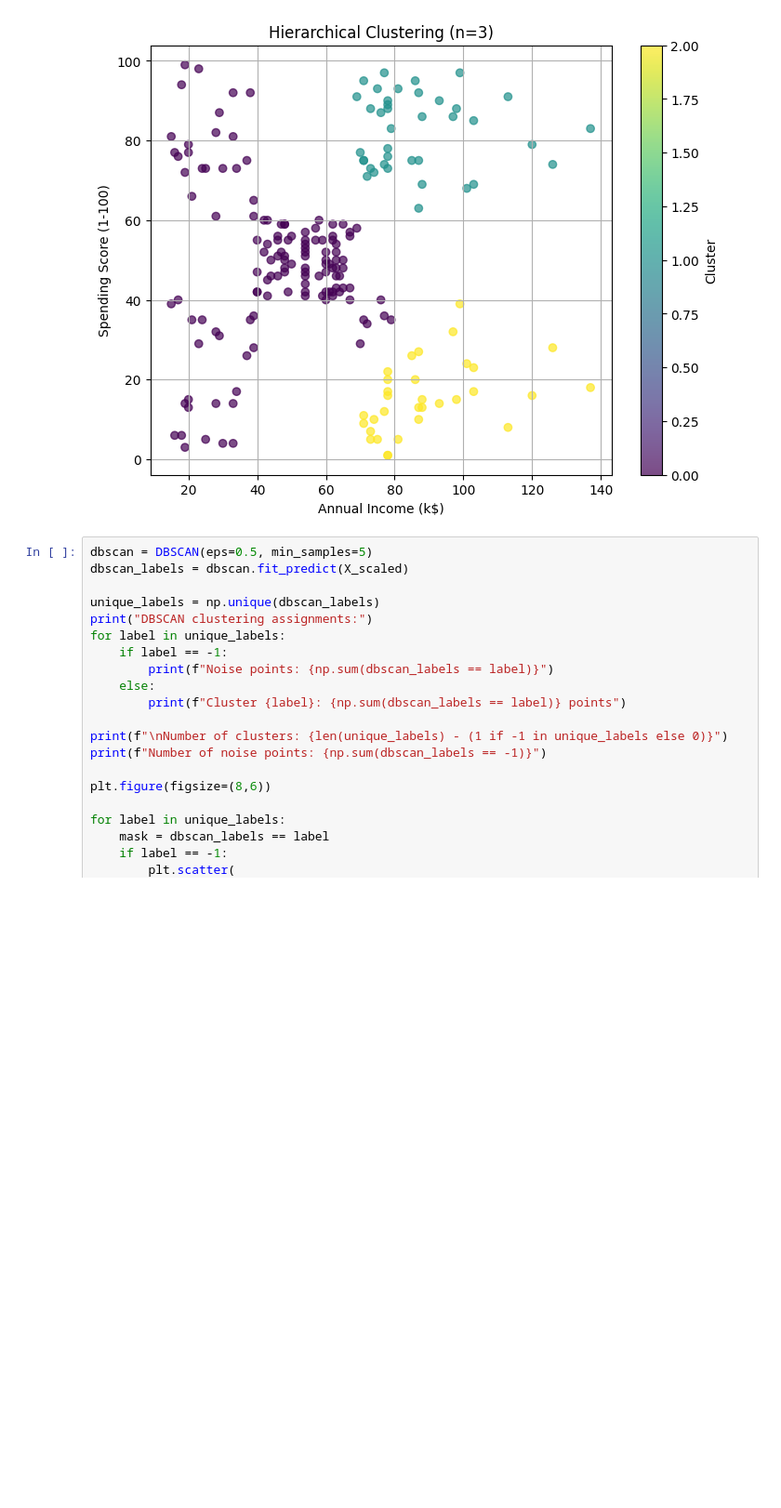
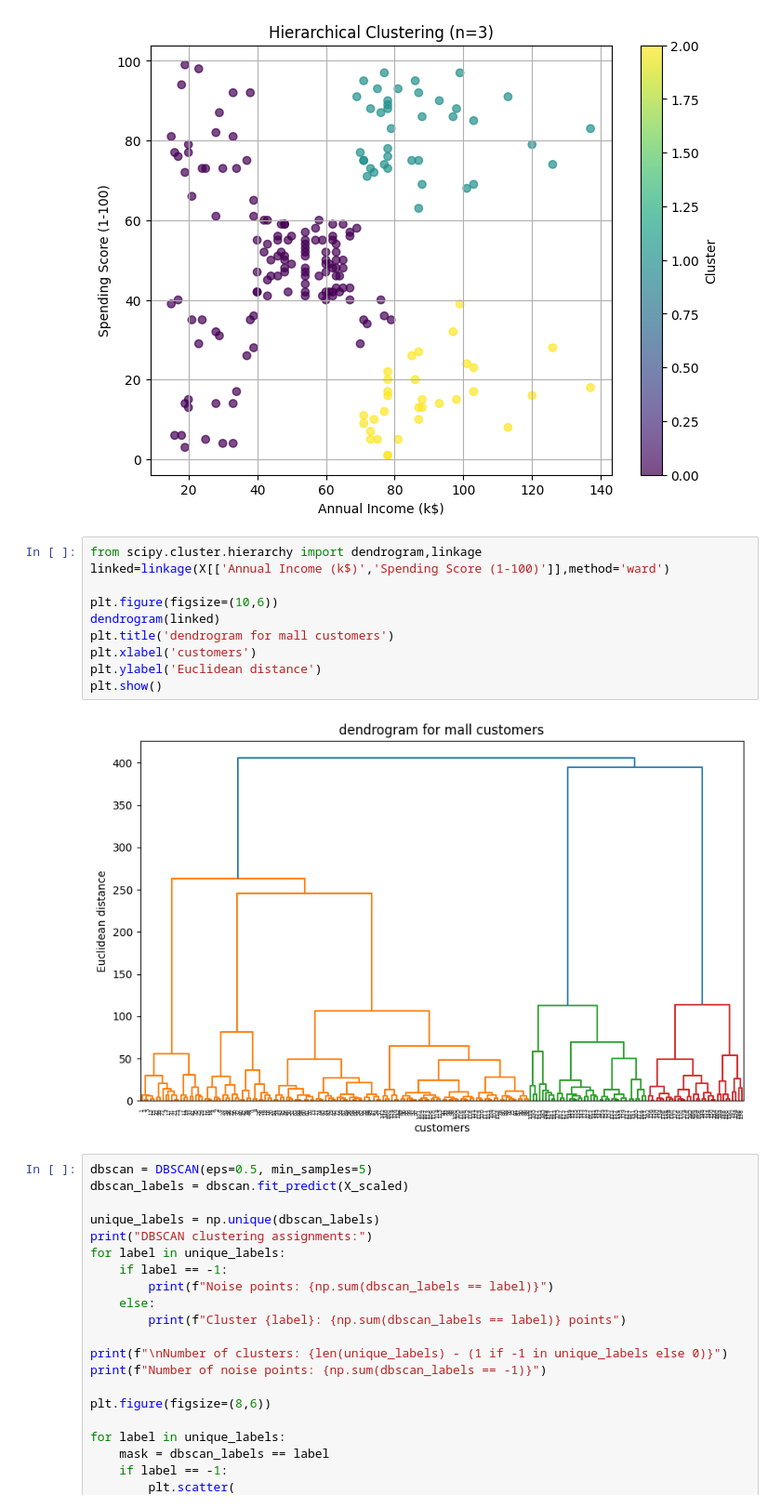
Before and after one commit to DS605-2025-FOML/clustering-using-scikit-learn-ddeep01, a Jupyter notebook: 202518050_lab06.ipynb, the cells around one changed output. Shown at 93% size. Cells and saved outputs as stored; diff of their text form; blank space fills up the shorter version.

```diff
--- a/202518050_lab06.ipynb
+++ b/202518050_lab06.ipynb
@@ -148,6 +148,18 @@ plt.show()
 Hierarchical clustering assignments:
 [129  39  32]
 [figure]
+# %%
+from scipy.cluster.hierarchy import dendrogram,linkage
+linked=linkage(X[['Annual Income (k$)','Spending Score (1-100)']],method='ward')
+
+plt.figure(figsize=(10,6))
+dendrogram(linked)
+plt.title('dendrogram for mall customers')
+plt.xlabel('customers')
+plt.ylabel('Euclidean distance')
+plt.show()
+# %% [output]
+[figure, added]
 # %%
 dbscan = DBSCAN(eps=0.5, min_samples=5)
 dbscan_labels = dbscan.fit_predict(X_scaled)
```
